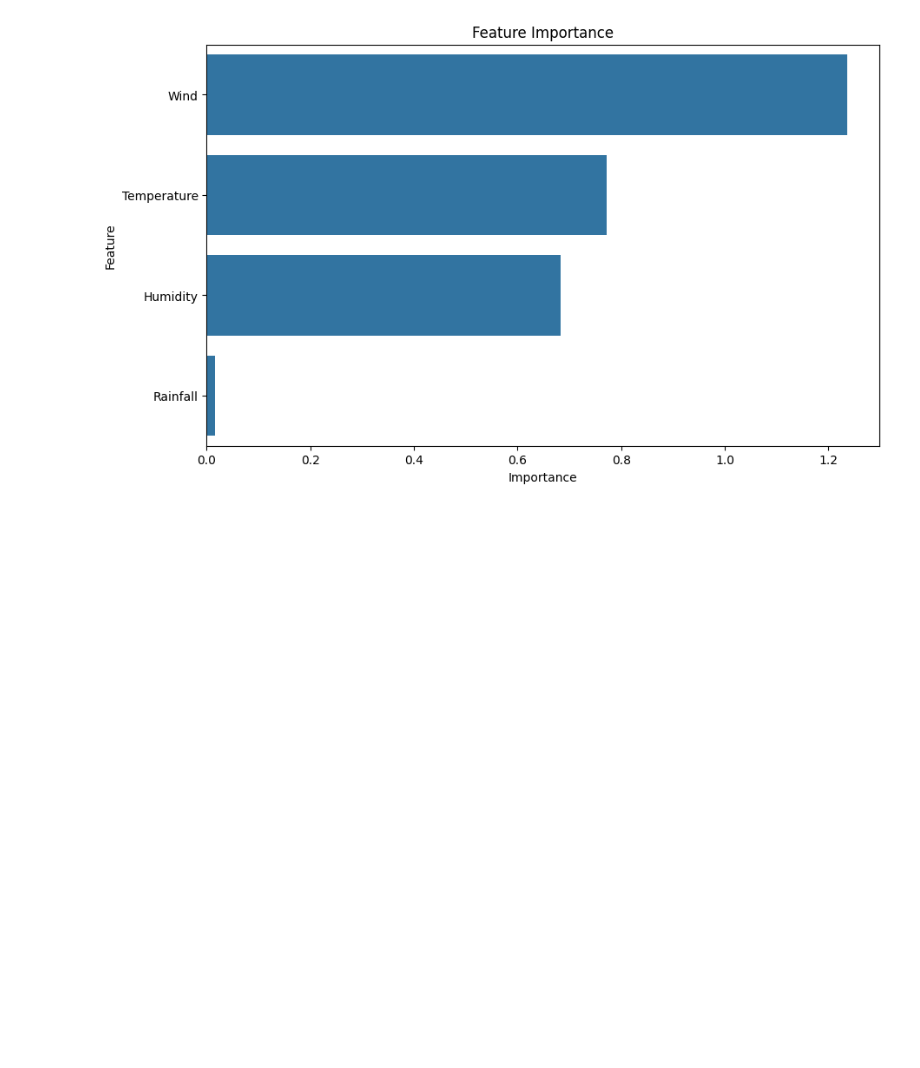
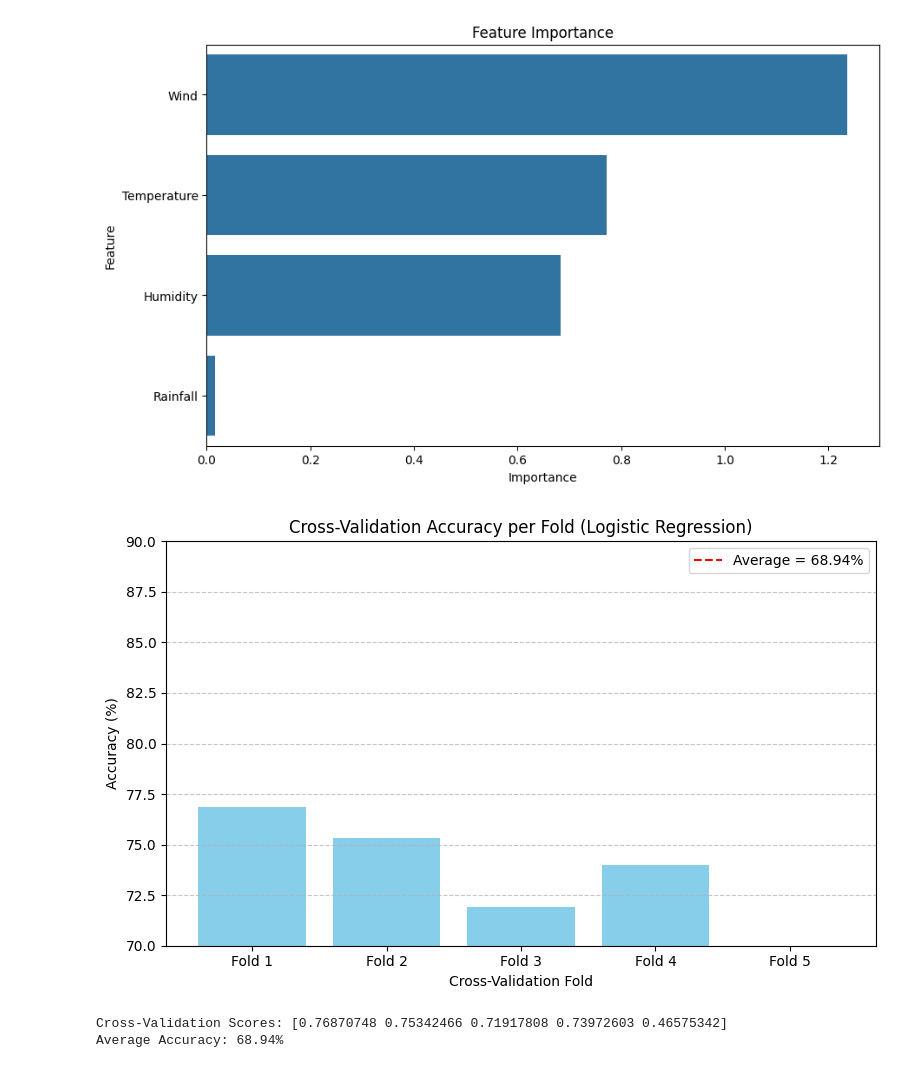
Before and after one commit to Diyaa-lacoul/Ai-Coursework, a Jupyter notebook: AI.ipynb, the cells around one changed output. Cells and saved outputs as stored; diff of their text form; code cells hidden in the pictures; blank space fills up the shorter version.

Commit message:
Cross-Validation accuracy per folds

```diff
--- a/AI.ipynb
+++ b/AI.ipynb
@@ -257,3 +258,33 @@ plt.title('Feature Importance')
 plt.show()
 # %% [output]
 [figure]
+# %%
+
+# Create a pipeline for scaling and logistic regression
+model = make_pipeline(StandardScaler(), LogisticRegression(max_iter=1000))
+
+# Perform 5-fold cross-validation
+cv_scores = cross_val_score(model, X, y, cv=5, scoring='accuracy')
+
+# Plot accuracy across folds
+folds = [f'Fold {i+1}' for i in range(len(cv_scores))]
+
+plt.figure(figsize=(8, 5))
+plt.bar(folds, cv_scores * 100, color='skyblue')
+plt.axhline(y=cv_scores.mean() * 100, color='r', linestyle='--', label=f'Average = {cv_scores.mean()*100:.2f}%')
+plt.ylim(70, 90)
+plt.title('Cross-Validation Accuracy per Fold (Logistic Regression)')
+plt.ylabel('Accuracy (%)')
+plt.xlabel('Cross-Validation Fold')
+plt.legend()
+plt.grid(axis='y', linestyle='--', alpha=0.7)
+plt.tight_layout()
+plt.show()
+
+# Optional: print raw scores
+print("Cross-Validation Scores:", cv_scores)
+print(f"Average Accuracy: {cv_scores.mean()*100:.2f}%")
+# %% [output]
+[figure, added]
+Cross-Validation Scores: [0.76870748 0.75342466 0.71917808 0.73972603 0.46575342]
+Average Accuracy: 68.94%
```
Also changed, not shown: parts of 1 cell of this notebook.
